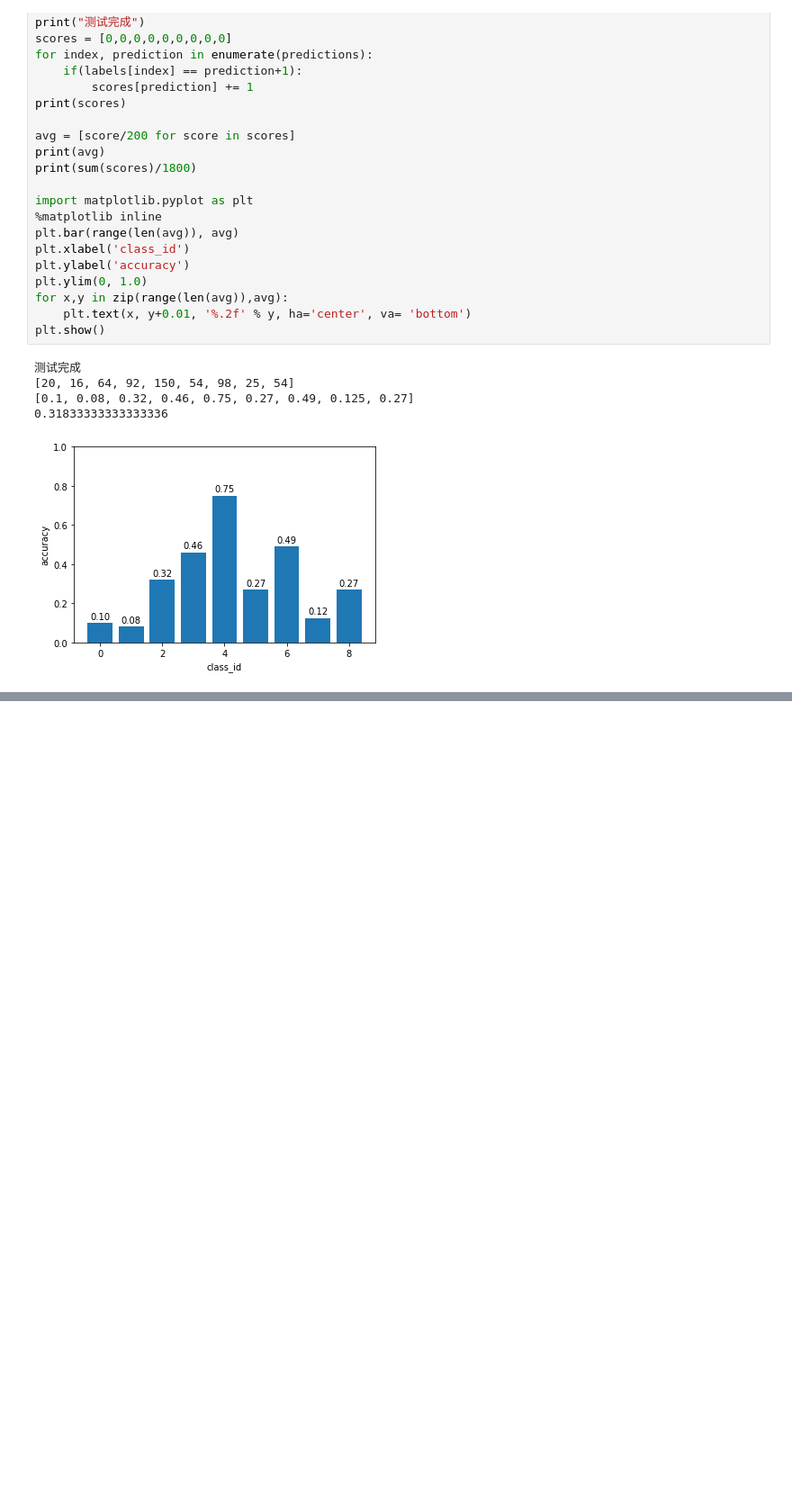
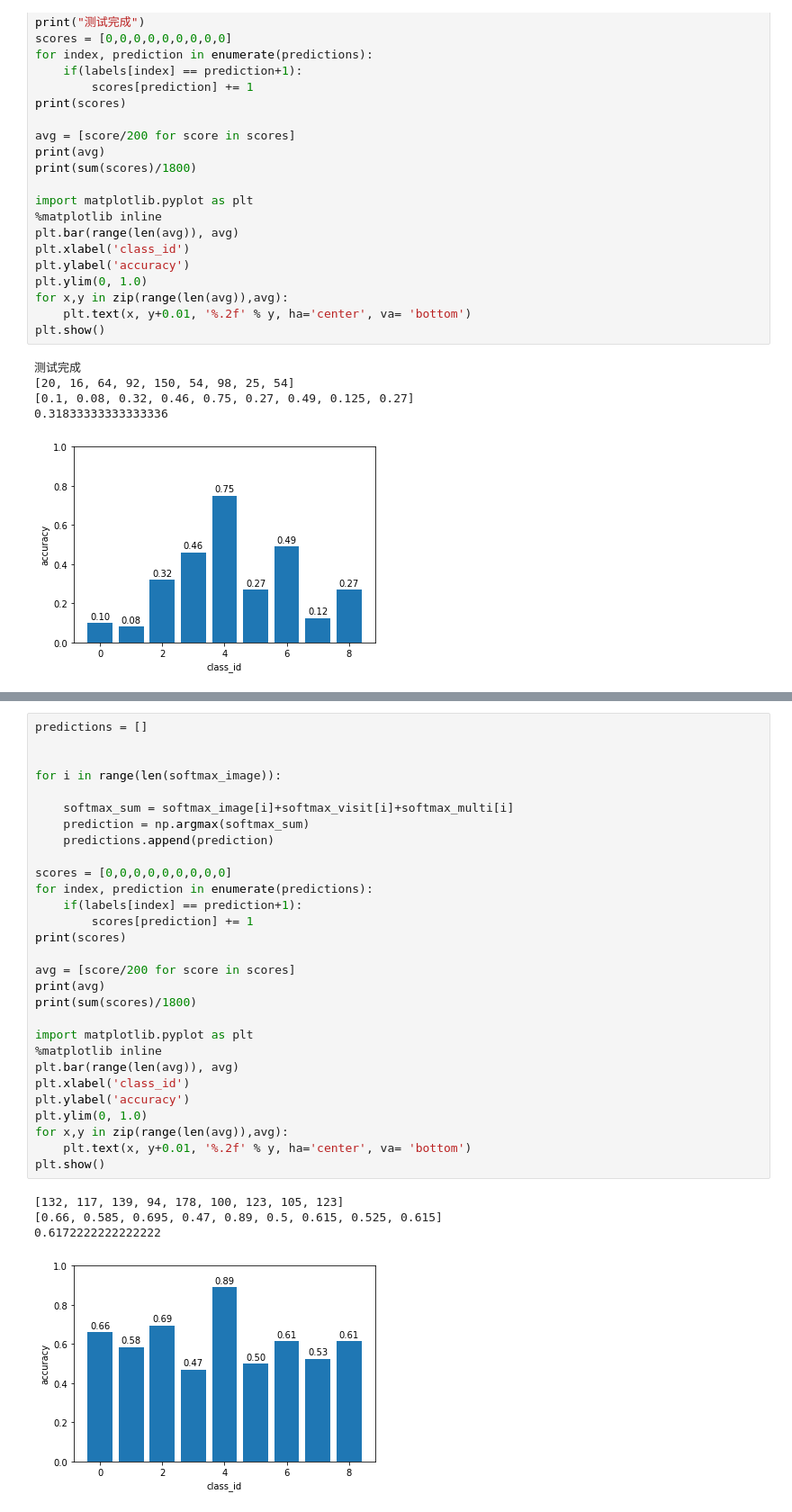
Before and after one commit to czczup/GFRecognition, a Jupyter notebook: code/test_train_valid.ipynb, the cells around one changed output, grey strips where cells are left out. Shown: that part at 90% size. Cells and saved outputs as stored; diff of their text form; blank space fills up the shorter version.

```diff
--- a/code/test_train_valid.ipynb
+++ b/code/test_train_valid.ipynb
@@ -198,0 +256,34 @@ print(List3.tolist())
+# %%
+predictions = []
+
+
+for i in range(len(softmax_image)):
+
+    softmax_sum = softmax_image[i]+softmax_visit[i]+softmax_multi[i]
+    prediction = np.argmax(softmax_sum)
+    predictions.append(prediction)
+
+scores = [0,0,0,0,0,0,0,0,0]
+for index, prediction in enumerate(predictions):
+    if(labels[index] == prediction+1):
+        scores[prediction] += 1
+print(scores)
+
+avg = [score/200 for score in scores]
+print(avg)
+print(sum(scores)/1800)
+
+import matplotlib.pyplot as plt
+%matplotlib inline
+plt.bar(range(len(avg)), avg)
+plt.xlabel('class_id')
+plt.ylabel('accuracy')
+plt.ylim(0, 1.0)
+for x,y in zip(range(len(avg)),avg):
+    plt.text(x, y+0.01, '%.2f' % y, ha='center', va= 'bottom')
+plt.show()
+# %% [output]
+[132, 117, 139, 94, 178, 100, 123, 105, 123]
+[0.66, 0.585, 0.695, 0.47, 0.89, 0.5, 0.615, 0.525, 0.615]
+0.6172222222222222
+[figure, added]
```
Also changed, not shown: parts of 5 cells of this notebook, 2 other files.
